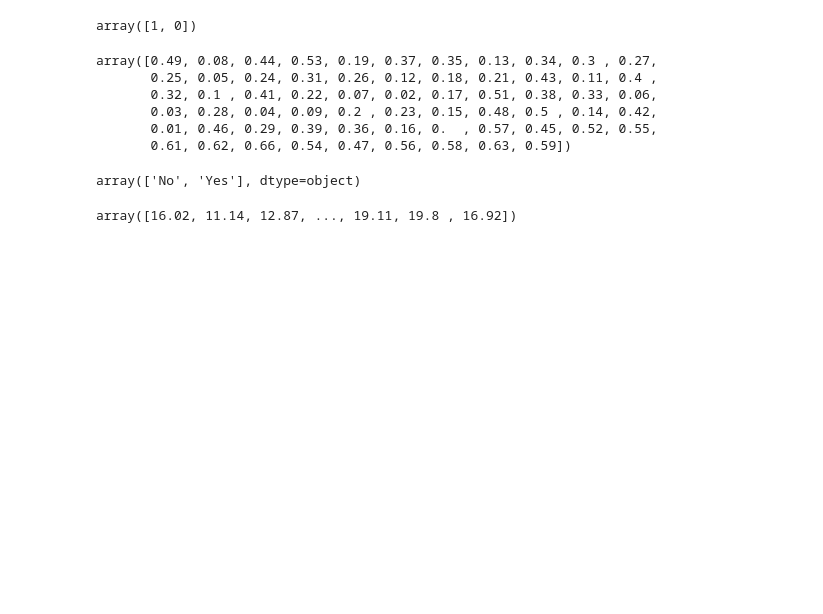
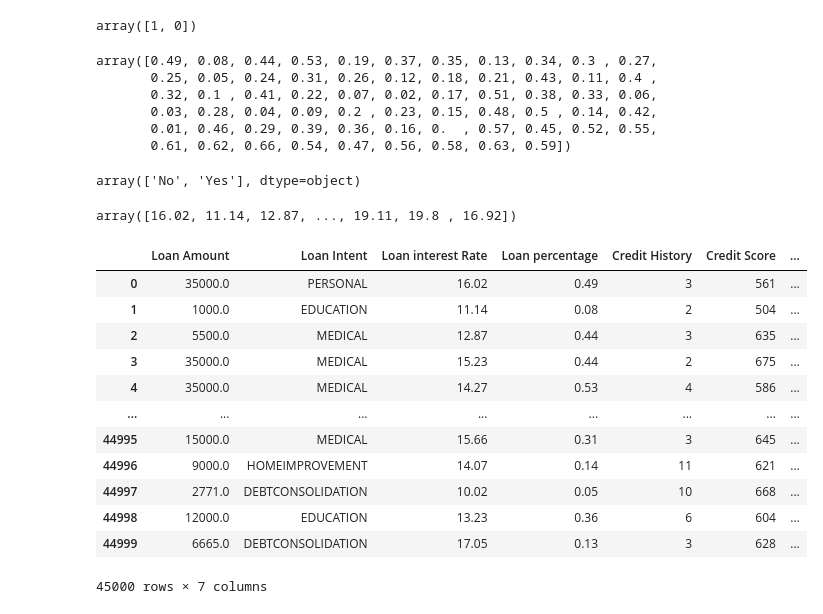
Before and after one commit to Muhammad-Musharraf/Machine-Learning, a Jupyter notebook: Loan_Approved_Prediction.ipynb, the cells around one changed output. Cells and saved outputs as stored; diff of their text form; code cells hidden in the pictures; blank space fills up the shorter version.

```diff
--- a/Loan_Approved_Prediction.ipynb
+++ b/Loan_Approved_Prediction.ipynb
@@ -227,0 +231,19 @@ array([16.02, 11.14, 12.87, ..., 19.11, 19.8 , 16.92])
+# %%
+x=df.drop('Loan Status',axis=1)
+y=df['Loan Status']
+# %%
+x
+# %% [output]
+|  | Loan Amount | Loan Intent | Loan interest Rate | Loan percentage | Credit History | Credit Score | ... |
+| 0 | 35000.0 | PERSONAL | 16.02 | 0.49 | 3 | 561 | ... |
+| 1 | 1000.0 | EDUCATION | 11.14 | 0.08 | 2 | 504 | ... |
+| 2 | 5500.0 | MEDICAL | 12.87 | 0.44 | 3 | 635 | ... |
+| 3 | 35000.0 | MEDICAL | 15.23 | 0.44 | 2 | 675 | ... |
+| 4 | 35000.0 | MEDICAL | 14.27 | 0.53 | 4 | 586 | ... |
+| ... | ... | ... | ... | ... | ... | ... | ... |
+| 44995 | 15000.0 | MEDICAL | 15.66 | 0.31 | 3 | 645 | ... |
+| 44996 | 9000.0 | HOMEIMPROVEMENT | 14.07 | 0.14 | 11 | 621 | ... |
+| 44997 | 2771.0 | DEBTCONSOLIDATION | 10.02 | 0.05 | 10 | 668 | ... |
+| 44998 | 12000.0 | EDUCATION | 13.23 | 0.36 | 6 | 604 | ... |
+| 44999 | 6665.0 | DEBTCONSOLIDATION | 17.05 | 0.13 | 3 | 628 | ... |
+45000 rows × 7 columns
```
Also changed, not shown: parts of 24 cells of this notebook.
